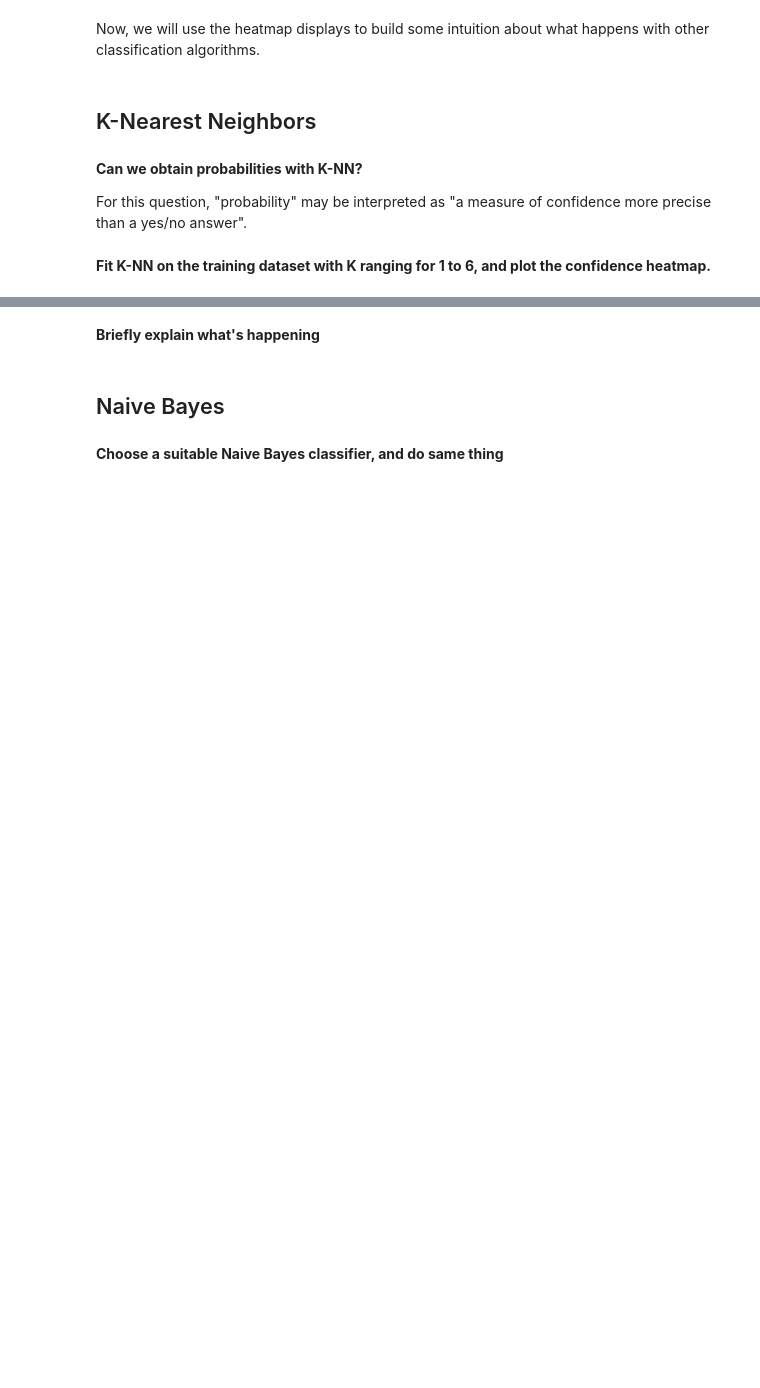
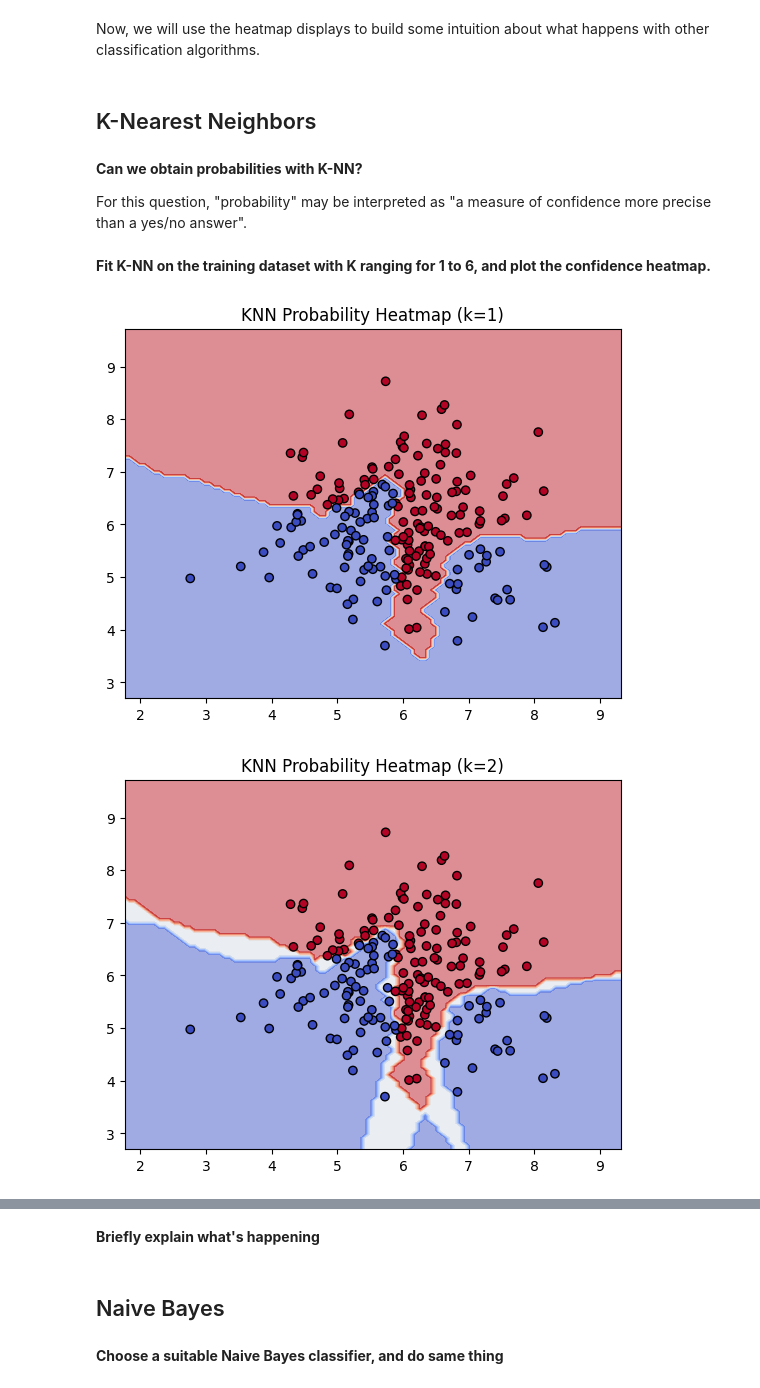
Before and after one commit to audreybvt/ML, a Jupyter notebook: Lab 3 - Classifiers.ipynb, the cells around one changed output, grey strips where cells are left out. Drawn from its saved outputs; the diff is of its cells as text; code cells hidden in the pictures; blank space fills up the shorter version.

```diff
--- a/Lab 3 - Classifiers.ipynb
+++ b/Lab 3 - Classifiers.ipynb
@@ -379,2 +381,24 @@ For this question, "probability" may be interpreted as "a measure of confidence
 # %% [markdown]
 **Fit K-NN on the training dataset with K ranging for 1 to 6, and plot the confidence heatmap.**
+# %%
+from sklearn.inspection import DecisionBoundaryDisplay
+from sklearn.neighbors import KNeighborsClassifier
+
+for k in range(1, 7):
+    knn = KNeighborsClassifier(n_neighbors=k)
+    knn.fit(X_train, y_train)
+
+    disp = DecisionBoundaryDisplay.from_estimator(
+    knn, X_train,
+    response_method="predict_proba",
+    cmap=plt.cm.coolwarm,
+    alpha=0.5,
+    levels=20
+)
+
+    disp.ax_.scatter(X_train[:, 0], X_train[:, 1], c=y_train, cmap=plt.cm.coolwarm, edgecolors="k")
+    plt.title(f"KNN Probability Heatmap (k={k})")
+    plt.show()
+# %% [output]
+[figure, added]
+[figure, added]
```
Also changed, not shown: parts of 2 cells of this notebook.
